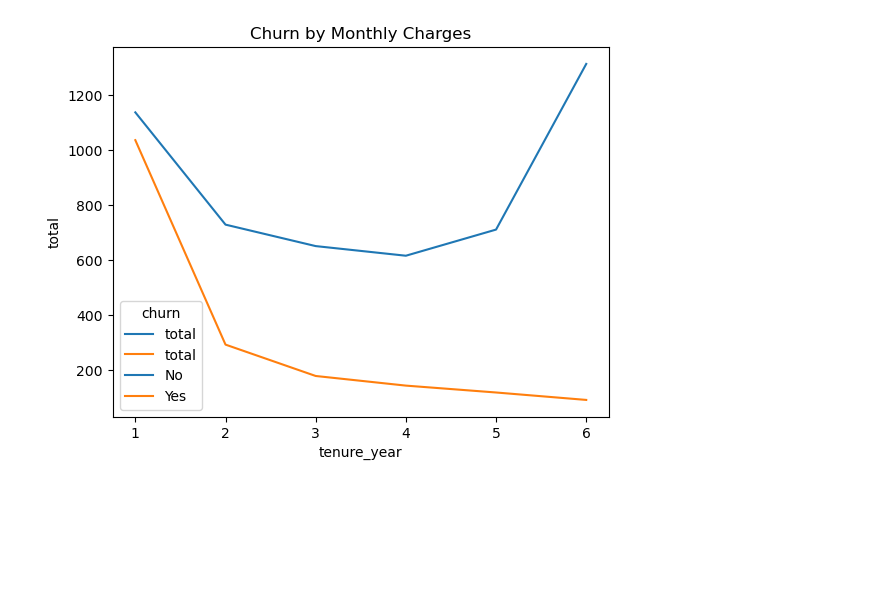
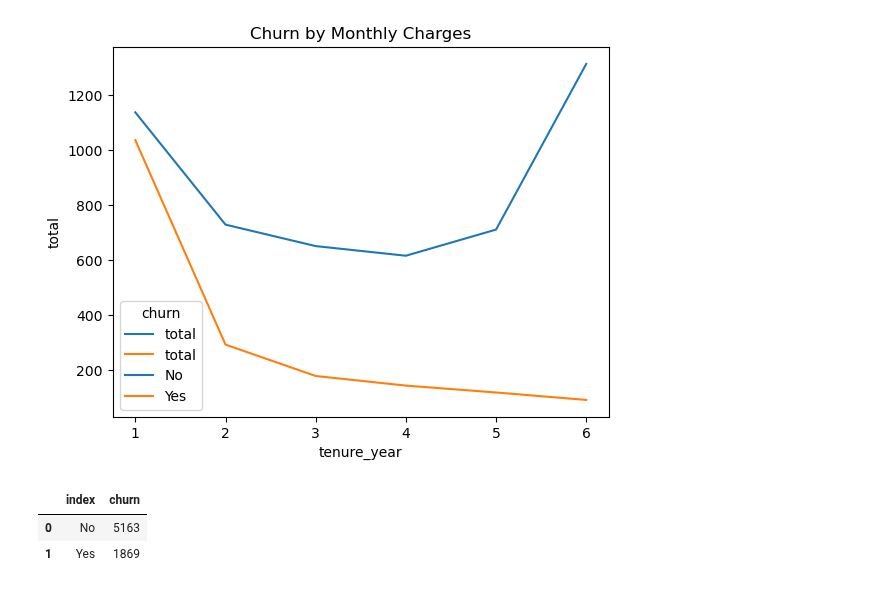
Before and after one commit to FTDS-assignment-bay/p2-final-project-ftds-001-sby-group-001, a Jupyter notebook: data_engineer.ipynb, the cells around one changed output. Saved outputs shown, nothing was run; the diff lists cells and outputs as text; code cells hidden in the pictures; blank space fills up the shorter version.

```diff
--- a/data_engineer.ipynb
+++ b/data_engineer.ipynb
@@ -322,3 +322,11 @@ ax.set(title='Churn by Monthly Charges')
 # %% [output]
 [Text(0.5, 1.0, 'Churn by Monthly Charges')]
 [figure]
+# %%
+target = df_clean["churn"].value_counts().reset_index()
+target
+# persen = df["churn"].value_counts(normalize=True).reset_index()
+# %% [output]
+|  | index | churn |
+| 0 | No | 5163 |
+| 1 | Yes | 1869 |
```
Also changed, not shown: parts of 1 cell of this notebook, 1 other file.
